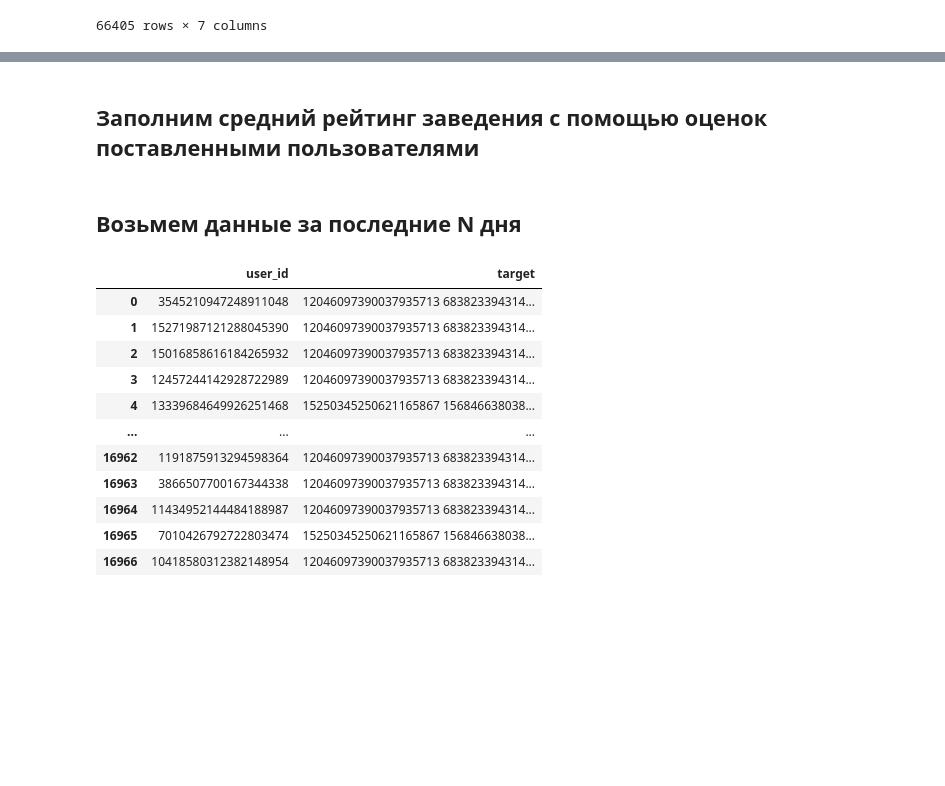
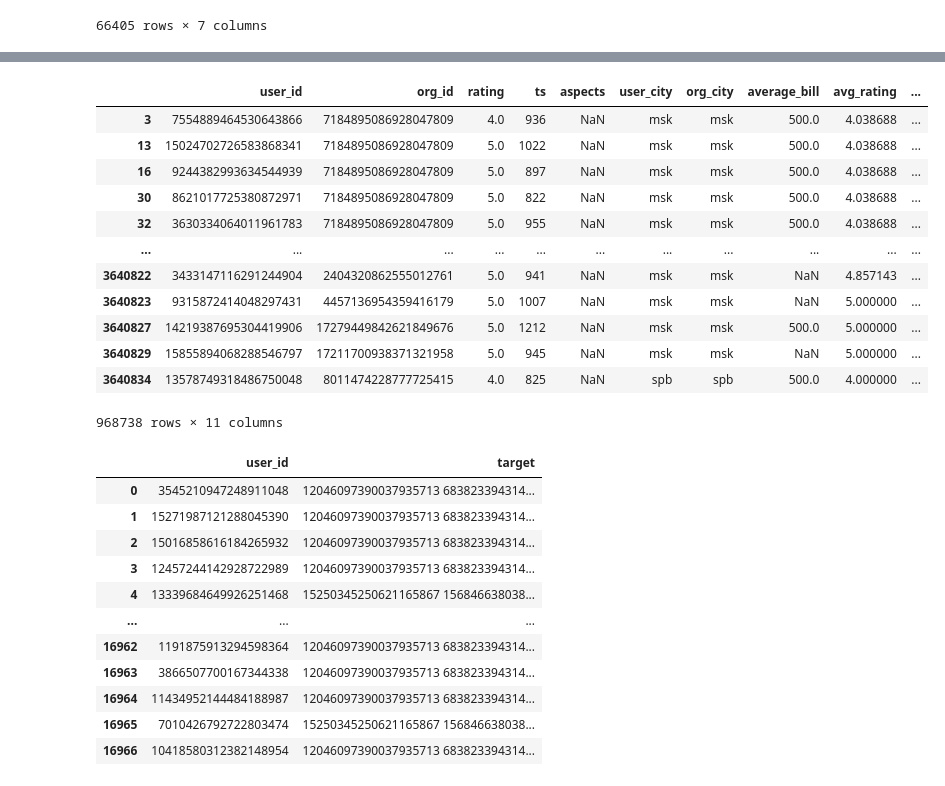
Before and after one commit to MyHorizonn/yacup2021_recsys, a Jupyter notebook: main.ipynb, the cells around one changed output, grey strips where cells are left out. Drawn from its saved outputs; the diff is of its cells as text; code cells hidden in the pictures; blank space fills up the shorter version.

```diff
--- a/main.ipynb
+++ b/main.ipynb
@@ -86,5 +88,5 @@ orgs
 orgs['rat_diff'] = orgs['rating'] - orgs['new_rat']
 # %%
 reviews = reviews.merge(orgs, on='org_id', how='left')\
-    .rename(columns={'rating_x': 'rating', 'rating_y':'avg_rating'})
-    #.drop(['city', 'ts'], axis=1)
+    .rename(columns={'rating_x': 'rating', 'rating_y':'avg_rating'})\
+    .drop(['city'], axis=1)
@@ -109,10 +97,22 @@ new_rev
-# %% [markdown]
-## Заполним средний рейтинг заведения с помощью оценок поставленными пользователями
-# %% [markdown]
-## Возьмем данные за последние N дня
 # %%
 #valid_reviews = new_rev
 valid_reviews = new_rev[(new_rev['rating'] >= 4.0) & (new_rev['avg_rating'] >= 4.0)]
+# %%
+valid_reviews
+# %% [output]
+|  | user_id | org_id | rating | ts | aspects | user_city | org_city | average_bill | avg_rating | ... |
+| 3 | 7554889464530643866 | 7184895086928047809 | 4.0 | 936 | NaN | msk | msk | 500.0 | 4.038688 | ... |
+| 13 | 15024702726583868341 | 7184895086928047809 | 5.0 | 1022 | NaN | msk | msk | 500.0 | 4.038688 | ... |
+| 16 | 9244382993634544939 | 7184895086928047809 | 5.0 | 897 | NaN | msk | msk | 500.0 | 4.038688 | ... |
+| 30 | 8621017725380872971 | 7184895086928047809 | 5.0 | 822 | NaN | msk | msk | 500.0 | 4.038688 | ... |
+| 32 | 3630334064011961783 | 7184895086928047809 | 5.0 | 955 | NaN | msk | msk | 500.0 | 4.038688 | ... |
+| ... | ... | ... | ... | ... | ... | ... | ... | ... | ... | ... |
+| 3640822 | 3433147116291244904 | 2404320862555012761 | 5.0 | 941 | NaN | msk | msk | NaN | 4.857143 | ... |
+| 3640823 | 9315872414048297431 | 4457136954359416179 | 5.0 | 1007 | NaN | msk | msk | NaN | 5.000000 | ... |
+| 3640827 | 14219387695304419906 | 17279449842621849676 | 5.0 | 1212 | NaN | msk | msk | 500.0 | 5.000000 | ... |
+| 3640829 | 15855894068288546797 | 17211700938371321958 | 5.0 | 945 | NaN | msk | msk | NaN | 5.000000 | ... |
+| 3640834 | 13578749318486750048 | 8011474228777725415 | 4.0 | 825 | NaN | spb | spb | 500.0 | 4.000000 | ... |
+968738 rows × 11 columns
 # %%
 # набор отзывов только от туристов
 tourist_reviews = valid_reviews[valid_reviews['user_city'] != valid_reviews['org_city']]
```
Also changed, not shown: parts of 4 cells of this notebook.
